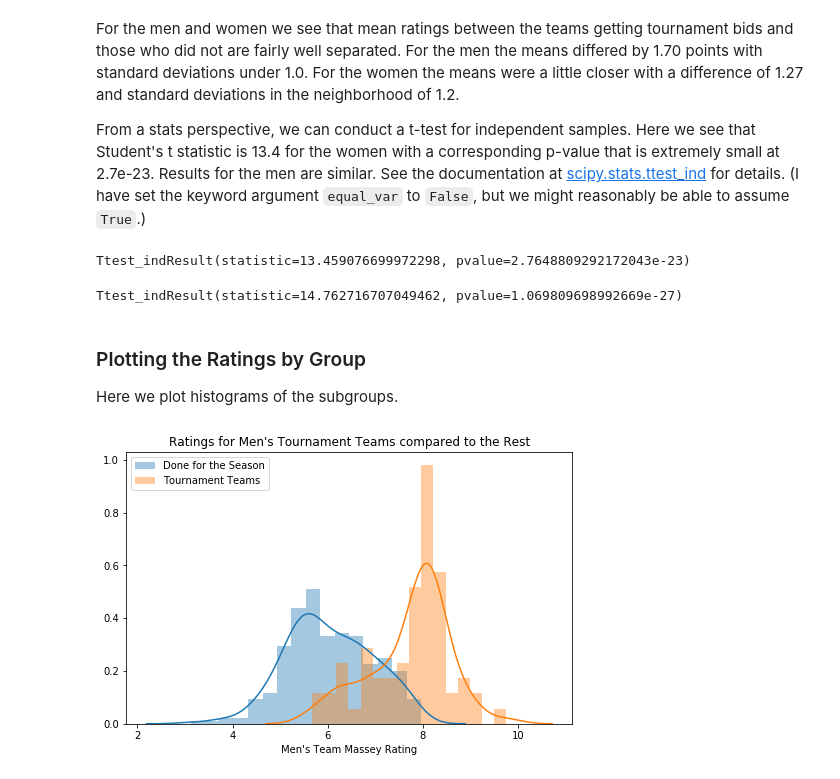
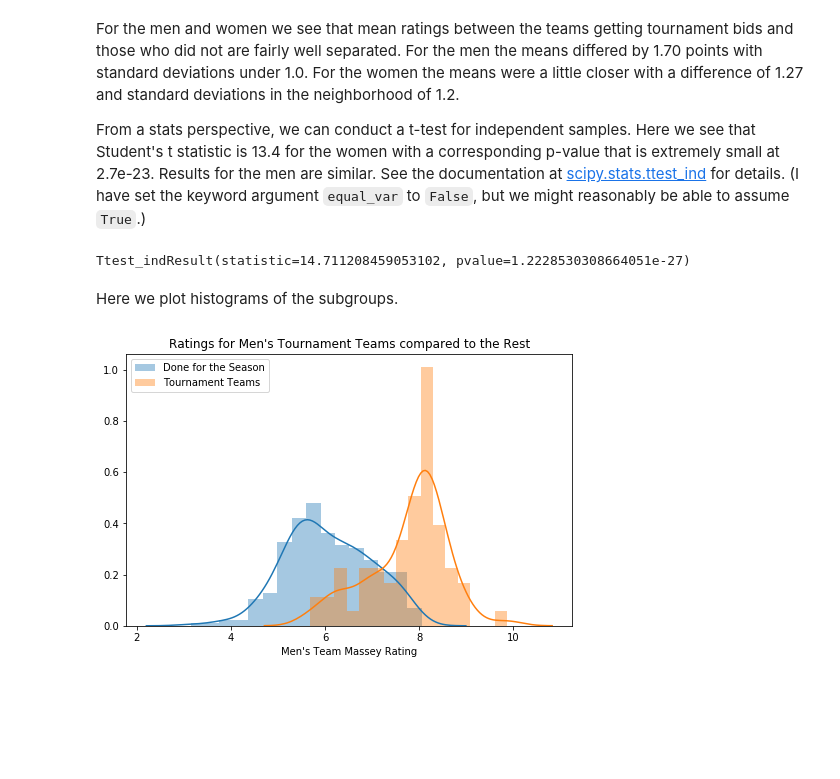
Before and after one commit to bjloe/March_Madness, a Jupyter notebook: March_Madness_ML.ipynb, the cells around one changed output. Drawn from its saved outputs; the diff is of its cells as text; code cells hidden in the pictures; blank space fills up the shorter version.

```diff
--- a/March_Madness_ML.ipynb
+++ b/March_Madness_ML.ipynb
@@ -126,8 +93,7 @@ df_womens_ratings.sample(5).sort_values('Massey_rating')
 # %%
-df_mens_ratings['Conf_rank'] = df_mens_ratings.groupby('Conference').Massey_rating\
+df_ratings['Conf_rank'] = df_ratings.groupby('Conference').Massey_rating\
 .rank(method='first',ascending=False)
 # %%
-df_mens_bids = df_mens_ratings.groupby('Conference')[['Tournament_bid']].sum()\
+df_bids = df_ratings.groupby('Conference')[['Tournament_bid']].sum()\
 .rename(columns={'Tournament_bid':'Conf_bids'})
-df_mens_bids['Conf_bids'] = df_mens_bids['Conf_bids'].apply(lambda x: 'One' if x==1 else 'Multiple')
-df_mens_ratings = df_mens_ratings.merge(df_mens_bids, on='Conference')
+df_ratings = df_ratings.merge(df_bids, on='Conference')
@@ -134 +104,3 @@ df_mens_ratings = df_mens_ratings.merge(df_mens_bids, on='Conference')
+# %%
+df_ratings['Conf_bids'] = df_ratings['Conf_bids'].apply(lambda x: 'OneOrTwo' if x<=2 else 'Multiple')
 # %%
@@ -172,32 +137,21 @@ From a stats perspective, we can conduct a t-test for independent samples. Here
 # %%
 from scipy.stats import ttest_ind
 # %%
-women_grouped = df_womens_ratings.groupby('Tournament_bid')
+teams_grouped = df_ratings.groupby('Tournament_bid')
 
-a = np.array(women_grouped.get_group(True).Massey_rating)
-b = np.array(women_grouped.get_group(False).Massey_rating)
+a = np.array(teams_grouped.get_group(True).Massey_rating)
+b = np.array(teams_grouped.get_group(False).Massey_rating)
 
 ttest_ind(a,b,axis=0,equal_var=False)
 # %% [output]
-Ttest_indResult(statistic=13.459076699972298, pvalue=2.7648809292172043e-23)
+Ttest_indResult(statistic=14.711208459053102, pvalue=1.2228530308664051e-27)
-# %%
-men_grouped = df_mens_ratings.groupby('Tournament_bid')
-
-a = np.array(men_grouped.get_group(True).Massey_rating)
-b = np.array(men_grouped.get_group(False).Massey_rating)
-
-ttest_ind(a,b,axis=0,equal_var=False)
-# %% [output]
-Ttest_indResult(statistic=14.762716707049462, pvalue=1.069809698992669e-27)
 # %% [markdown]
-### Plotting the Ratings by Group
-
 Here we plot histograms of the subgroups.
 # %%
 plt.figure(figsize=(8,5))
-men_grouped.apply(lambda x: sns.distplot(x.Massey_rating,kde=True,bins=16));
+teams_grouped.apply(lambda x: sns.distplot(x.Massey_rating,kde=True,bins=16));
 plt.legend(['Done for the Season','Tournament Teams']);
-plt.xlabel("Men's Team Massey Rating")
-plt.title("Ratings for Men's Tournament Teams compared to the Rest");
+plt.xlabel(f"{gender.title()}'s Team Massey Rating")
+plt.title(f"Ratings for {gender.title()}'s Tournament Teams compared to the Rest");
 # %% [output]
-[figure, old version]
+[figure, new version]
```
Also changed, not shown: parts of 48 cells of this notebook.
